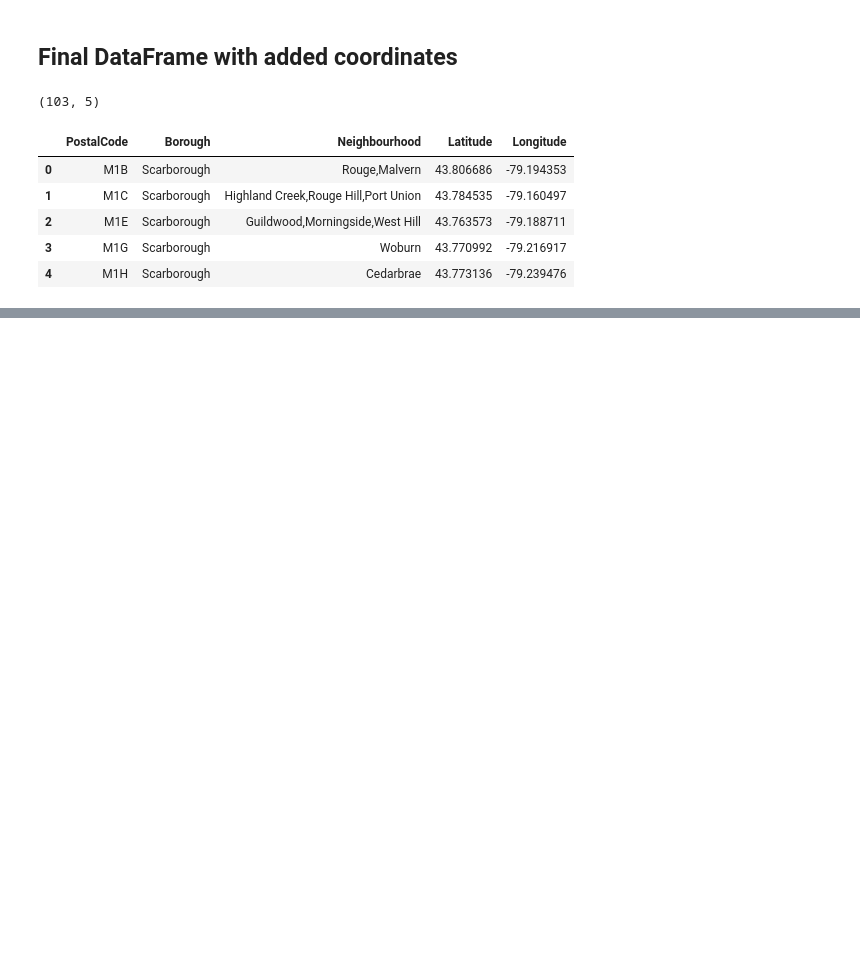
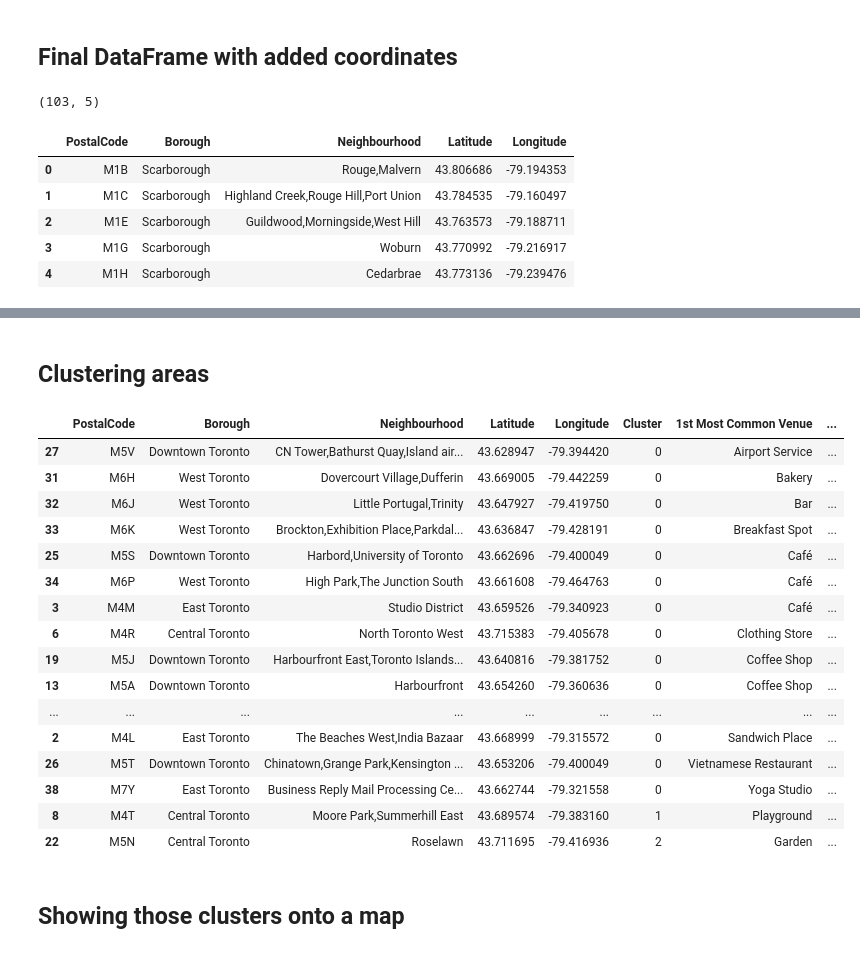
Before and after one commit to theoblank/Data-Science-Capstone, a Jupyter notebook: IBM Data Science Capstone Project.ipynb, the cells around one changed output, grey strips where cells are left out. Drawn from its saved outputs; the diff is of its cells as text; code cells hidden in the pictures; blank space fills up the shorter version.

Commit message:
Published from Watson Studio.

```diff
--- a/IBM Data Science Capstone Project.ipynb
+++ b/IBM Data Science Capstone Project.ipynb
@@ -123,0 +334,4 @@ df_toronto_coords.head()
+# %%
+toronto_central_venues_freq = toronto_central_onehot.groupby(['PostalCode', 'Borough', 'Neighbourhoods']).mean().reset_index()
+print(toronto_central_venues_freq.shape)
+toronto_central_venues_freq.head()
@@ -123,0 +349,27 @@ df_toronto_coords.head()
+# %%
+num_top_venues = 10
+
+indicators = ['st', 'nd', 'rd']
+
+# create columns according to number of top venues
+areaColumns = ['PostalCode', 'Borough', 'Neighbourhoods']
+freqColumns = []
+for ind in np.arange(num_top_venues):
+    try:
+        freqColumns.append('{}{} Most Common Venue'.format(ind+1, indicators[ind]))
+    except:
+        freqColumns.append('{}th Most Common Venue'.format(ind+1))
+columns = areaColumns+freqColumns
+# create a new dataframe
+neighborhoods_venues_sorted = pd.DataFrame(columns=columns)
+neighborhoods_venues_sorted['PostalCode'] = toronto_central_venues_freq['PostalCode']
+neighborhoods_venues_sorted['Borough'] = toronto_central_venues_freq['Borough']
+neighborhoods_venues_sorted['Neighbourhoods'] = toronto_central_venues_freq['Neighbourhoods']
+
+for ind in np.arange(toronto_central_venues_freq.shape[0]):
+    row_categories = toronto_central_venues_freq.iloc[ind, :].iloc[3:]
+    row_categories_sorted = row_categories.sort_values(ascending=False)
+    neighborhoods_venues_sorted.iloc[ind, 3:] = row_categories_sorted.index.values[0:num_top_venues]
+
+neighborhoods_venues_sorted.sort_values(freqColumns, inplace=True)
+neighborhoods_venues_sorted
@@ -123,0 +394,35 @@ df_toronto_coords.head()
+# %% [markdown]
+## Clustering areas
+# %%
+kclusters = 3
+
+toronto_central_venues_freq_clustering = toronto_central_venues_freq.drop(['PostalCode', 'Borough', 'Neighbourhoods'], 1)
+
+kmeans = KMeans(n_clusters=kclusters, random_state=0).fit(toronto_central_venues_freq_clustering)
+
+toronto_central_clustered_df = toronto_central_df
+toronto_central_clustered_df['Cluster'] = kmeans.labels_
+
+toronto_central_clustered_df = toronto_central_clustered_df.join(neighborhoods_venues_sorted.drop(['Borough', 'Neighbourhoods'], 1).set_index('PostalCode'), on='PostalCode')
+toronto_central_clustered_df.sort_values(['Cluster'] + freqColumns, inplace=True)
+toronto_central_clustered_df
+# %% [output]
+|  | PostalCode | Borough | Neighbourhood | Latitude | Longitude | Cluster | 1st Most Common Venue | ... |
+| 27 | M5V | Downtown Toronto | CN Tower,Bathurst Quay,Island air... | 43.628947 | -79.394420 | 0 | Airport Service | ... |
+| 31 | M6H | West Toronto | Dovercourt Village,Dufferin | 43.669005 | -79.442259 | 0 | Bakery | ... |
+| 32 | M6J | West Toronto | Little Portugal,Trinity | 43.647927 | -79.419750 | 0 | Bar | ... |
+| 33 | M6K | West Toronto | Brockton,Exhibition Place,Parkdal... | 43.636847 | -79.428191 | 0 | Breakfast Spot | ... |
+| 25 | M5S | Downtown Toronto | Harbord,University of Toronto | 43.662696 | -79.400049 | 0 | Café | ... |
+| 34 | M6P | West Toronto | High Park,The Junction South | 43.661608 | -79.464763 | 0 | Café | ... |
+| 3 | M4M | East Toronto | Studio District | 43.659526 | -79.340923 | 0 | Café | ... |
+| 6 | M4R | Central Toronto | North Toronto West | 43.715383 | -79.405678 | 0 | Clothing Store | ... |
+| 19 | M5J | Downtown Toronto | Harbourfront East,Toronto Islands... | 43.640816 | -79.381752 | 0 | Coffee Shop | ... |
+| 13 | M5A | Downtown Toronto | Harbourfront | 43.654260 | -79.360636 | 0 | Coffee Shop | ... |
+| ... | ... | ... | ... | ... | ... | ... | ... | ... |
+| 2 | M4L | East Toronto | The Beaches West,India Bazaar | 43.668999 | -79.315572 | 0 | Sandwich Place | ... |
+| 26 | M5T | Downtown Toronto | Chinatown,Grange Park,Kensington ... | 43.653206 | -79.400049 | 0 | Vietnamese Restaurant | ... |
+| 38 | M7Y | East Toronto | Business Reply Mail Processing Ce... | 43.662744 | -79.321558 | 0 | Yoga Studio | ... |
+| 8 | M4T | Central Toronto | Moore Park,Summerhill East | 43.689574 | -79.383160 | 1 | Playground | ... |
+| 22 | M5N | Central Toronto | Roselawn | 43.711695 | -79.416936 | 2 | Garden | ... |
+# %% [markdown]
+## Showing those clusters onto a map
```
Also changed, not shown: parts of 23 cells of this notebook.
